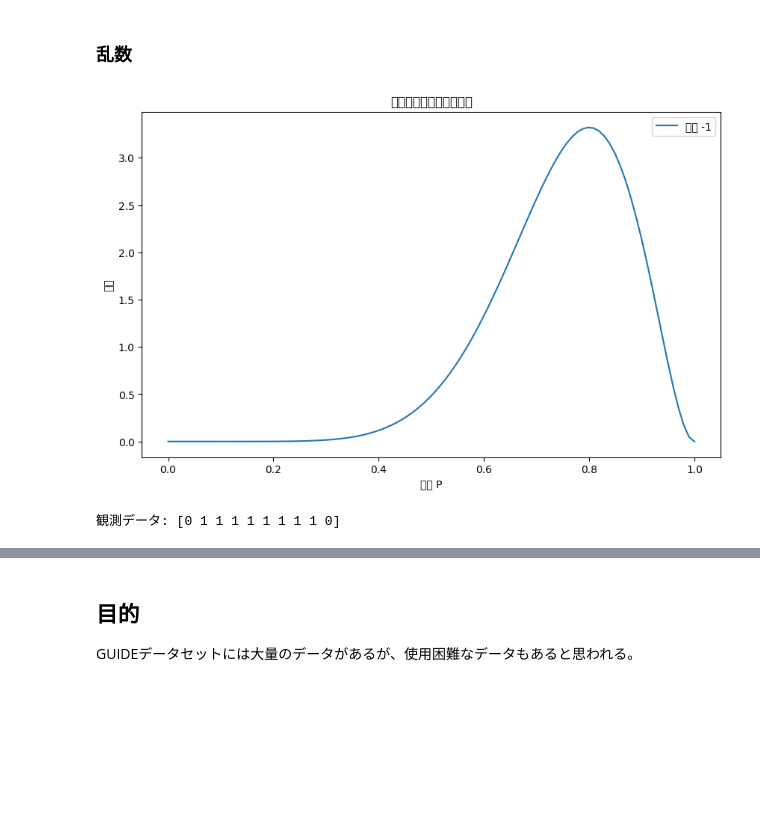
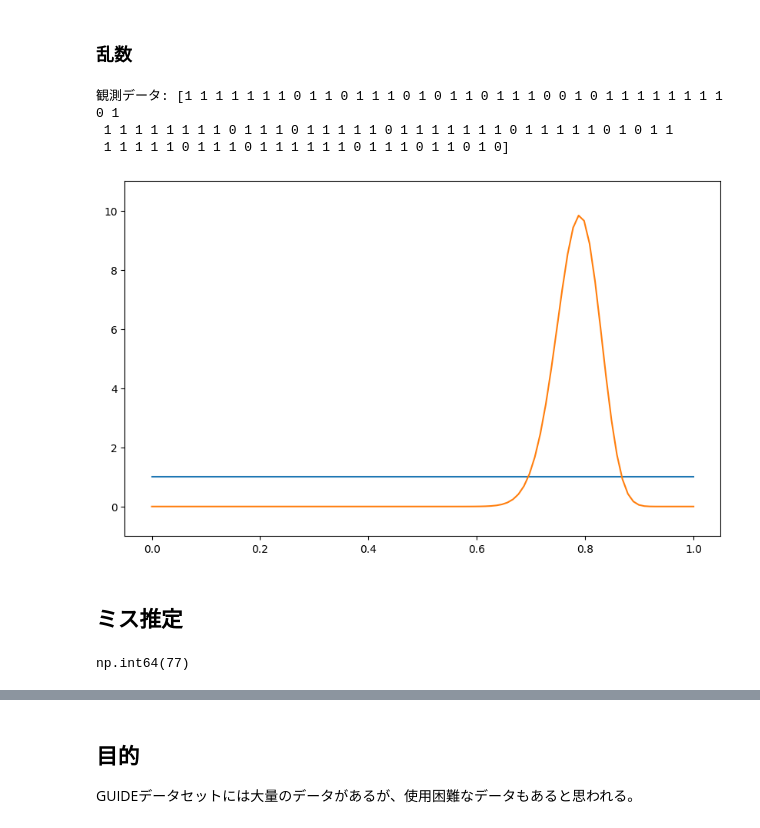
Before and after one commit to RyuichiHashimoto/BayesianNetwork, a Jupyter notebook: experiments/06_parameter_estimation/00_not.ipynb, the cells around one changed output, grey strips where cells are left out. Drawn from its saved outputs; the diff is of its cells as text; code cells hidden in the pictures; blank space fills up the shorter version.

```diff
--- a/experiments/06_parameter_estimation/00_not.ipynb
+++ b/experiments/06_parameter_estimation/00_not.ipynb
@@ -6,7 +8,7 @@ from scipy.stats import beta, binom
 ## 推定パラメータ
 # %%
 true_p = 0.8
-sample_size = 10
+sample_size = 100
 # %% [markdown]
 ### 乱数
 # %%
@@ -27,23 +29,38 @@ for outcome in data:
     a_values.append(a)
     b_values.append(b)
 # %%
+plt.figure(figsize=(10, 6))
+
 # 結果のプロット
 x = np.linspace(0, 1, 100)
-i = -1
-plt.figure(figsize=(10, 6))
 
 
+i = 0
 y = beta.pdf(x, a_values[i], b_values[i])
 plt.plot(x, y, label=f'更新 {i}')
 
-plt.xlabel('確率 P')
-plt.ylabel('密度')
-plt.title('ベータ分布のベイズ更新')
-plt.legend()
-plt.show()
+i = -1
+y = beta.pdf(x, a_values[i], b_values[i])
+plt.plot(x, y, label=f'更新 {i}')
+
+
+plt.ylim(-1, 11)  # Y軸の範囲を-1から11に設定
+
+# plt.legend()
+# plt.show()
+#
+plt.savefig("update.png")
 
 # 観測データの確認
 print("観測データ:", data)
 # %% [output]
+観測データ: [1 1 1 1 1 1 1 0 1 1 0 1 1 1 0 1 0 1 1 0 1 1 1 0 0 1 0 1 1 1 1 1 1 1 1 0 1
+ 1 1 1 1 1 1 1 1 0 1 1 1 0 1 1 1 1 1 0 1 1 1 1 1 1 1 0 1 1 1 1 1 0 1 0 1 1
+ 1 1 1 1 1 0 1 1 1 0 1 1 1 1 1 1 0 1 1 1 0 1 1 0 1 0]
-[figure, old version]
+[figure, new version]
-観測データ: [0 1 1 1 1 1 1 1 1 0]
+# %% [markdown]
+## ミス推定
+# %%
+sum(data)
+# %% [output]
+np.int64(77)
```
Also changed, not shown: parts of 4 cells of this notebook.
